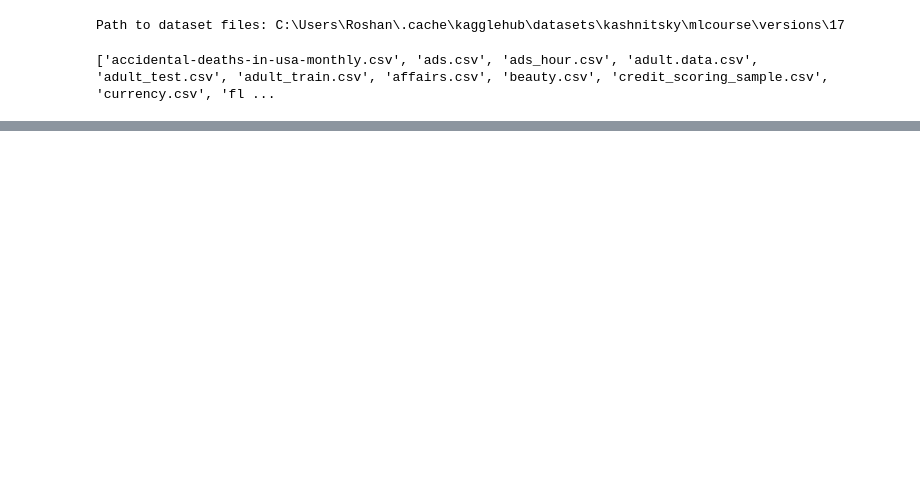
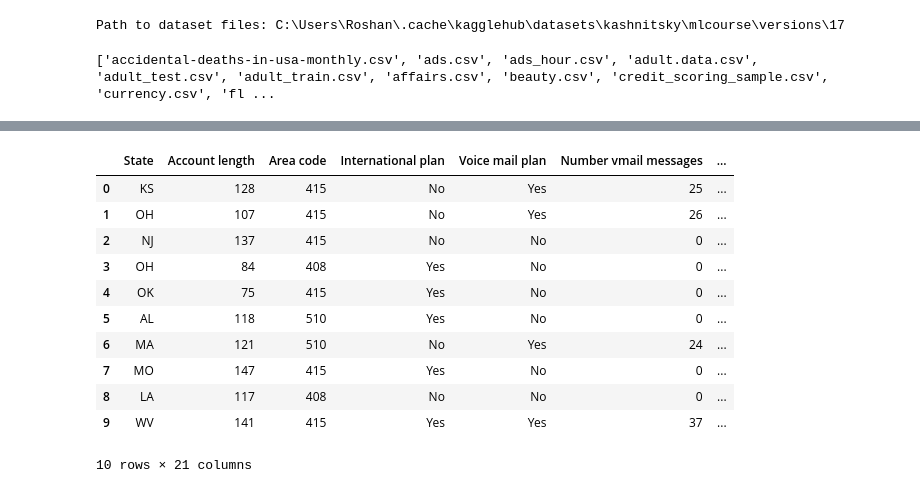
Before and after one commit to RoshanChowrasia22/EDA, a Jupyter notebook: telecom_churn_eda.ipynb, the cells around one changed output, grey strips where cells are left out. Cells and saved outputs as stored; diff of their text form; code cells hidden in the pictures; blank space fills up the shorter version.

```diff
--- a/telecom_churn_eda.ipynb
+++ b/telecom_churn_eda.ipynb
@@ -15,0 +272,2 @@ print(folders)
+# %%
+dataframe['Price']= '$'+dataframe['Total night charge'].astype(str)
@@ -15,0 +294,15 @@ print(folders)
+# %%
+dataframe.head(10)
+# %% [output]
+|  | State | Account length | Area code | International plan | Voice mail plan | Number vmail messages | ... |
+| 0 | KS | 128 | 415 | No | Yes | 25 | ... |
+| 1 | OH | 107 | 415 | No | Yes | 26 | ... |
+| 2 | NJ | 137 | 415 | No | No | 0 | ... |
+| 3 | OH | 84 | 408 | Yes | No | 0 | ... |
+| 4 | OK | 75 | 415 | Yes | No | 0 | ... |
+| 5 | AL | 118 | 510 | Yes | No | 0 | ... |
+| 6 | MA | 121 | 510 | No | Yes | 24 | ... |
+| 7 | MO | 147 | 415 | Yes | No | 0 | ... |
+| 8 | LA | 117 | 408 | No | No | 0 | ... |
+| 9 | WV | 141 | 415 | Yes | Yes | 37 | ... |
+10 rows × 21 columns
```
Also changed, not shown: parts of 34 cells of this notebook.
